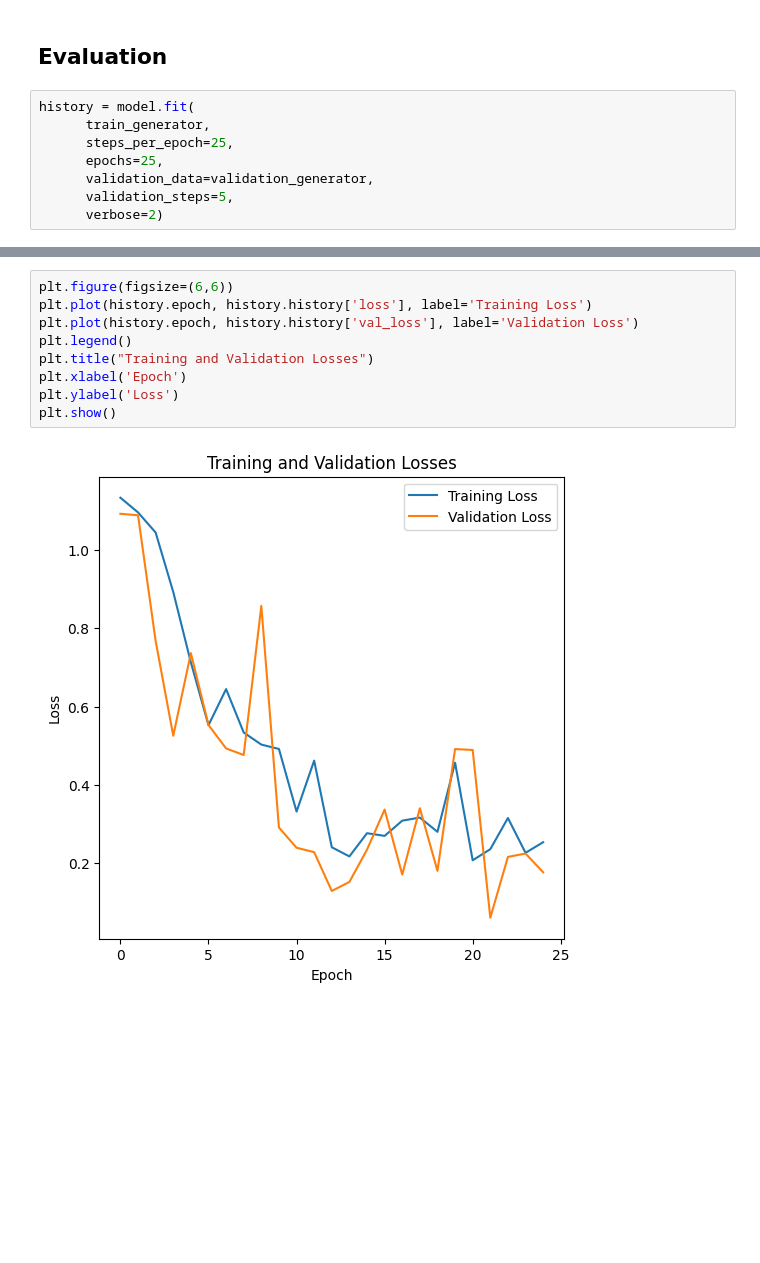
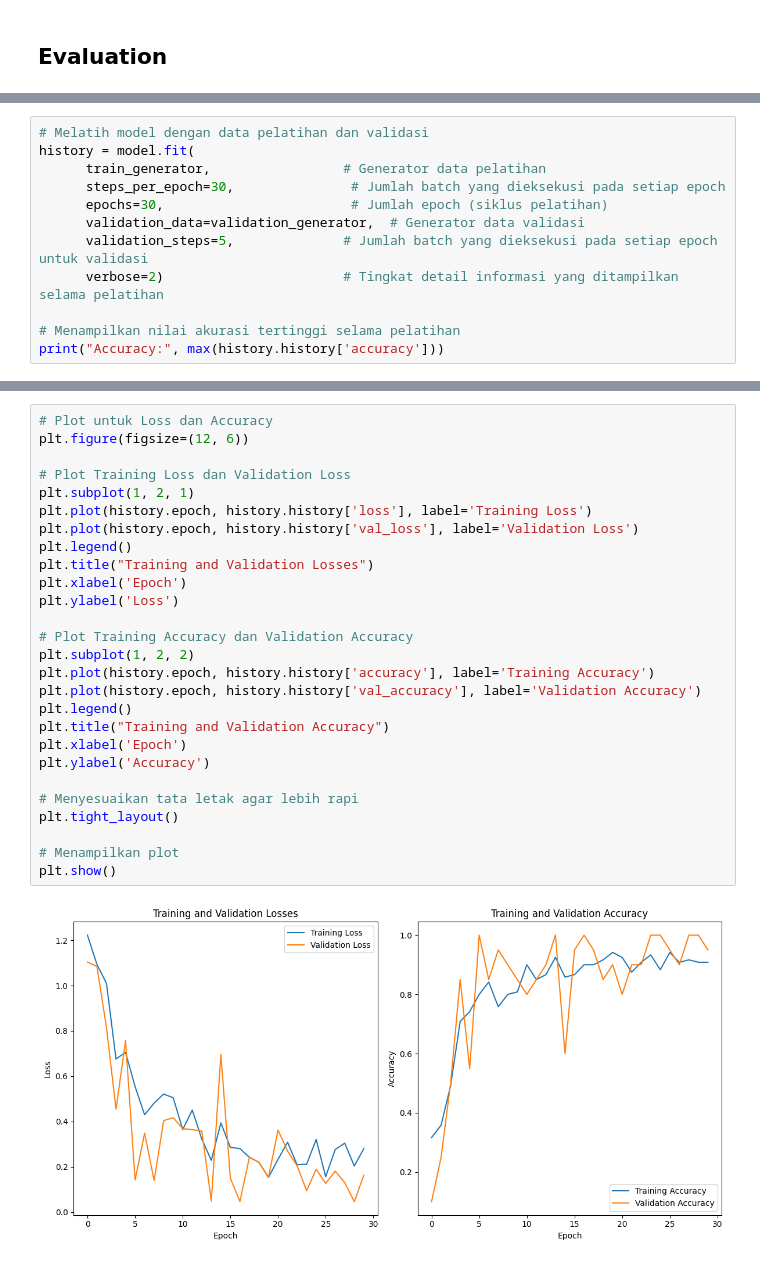
Before and after one commit to k4ilham/machine_learning_rockpaperscissors, a Jupyter notebook: klasifikasi_gambar_ilham_maulana.ipynb, the cells around one changed output, grey strips where cells are left out. Drawn from its saved outputs; the diff is of its cells as text; blank space fills up the shorter version.

```diff
--- a/klasifikasi_gambar_ilham_maulana.ipynb
+++ b/klasifikasi_gambar_ilham_maulana.ipynb
@@ -259,10 +275,2 @@ model.compile(loss='categorical_crossentropy',  # Multi-class -> categorical
 # %% [markdown]
 ## Evaluation
-# %%
-history = model.fit(
-      train_generator,
-      steps_per_epoch=25,
-      epochs=25,
-      validation_data=validation_generator,
-      validation_steps=5,
-      verbose=2)
@@ -290,0 +277,12 @@ Accuracy: 0.949999988079071
+# %%
+# Melatih model dengan data pelatihan dan validasi
+history = model.fit(
+      train_generator,                 # Generator data pelatihan
+      steps_per_epoch=30,               # Jumlah batch yang dieksekusi pada setiap epoch
+      epochs=30,                        # Jumlah epoch (siklus pelatihan)
+      validation_data=validation_generator,  # Generator data validasi
+      validation_steps=5,              # Jumlah batch yang dieksekusi pada setiap epoch untuk validasi
+      verbose=2)                       # Tingkat detail informasi yang ditampilkan selama pelatihan
+
+# Menampilkan nilai akurasi tertinggi selama pelatihan
+print("Accuracy:", max(history.history['accuracy']))
@@ -291,11 +307,29 @@ Accuracy: 0.949999988079071
 # %%
-plt.figure(figsize=(6,6))
+# Plot untuk Loss dan Accuracy
+plt.figure(figsize=(12, 6))
+
+# Plot Training Loss dan Validation Loss
+plt.subplot(1, 2, 1)
 plt.plot(history.epoch, history.history['loss'], label='Training Loss')
 plt.plot(history.epoch, history.history['val_loss'], label='Validation Loss')
 plt.legend()
 plt.title("Training and Validation Losses")
 plt.xlabel('Epoch')
 plt.ylabel('Loss')
+
+# Plot Training Accuracy dan Validation Accuracy
+plt.subplot(1, 2, 2)
+plt.plot(history.epoch, history.history['accuracy'], label='Training Accuracy')
+plt.plot(history.epoch, history.history['val_accuracy'], label='Validation Accuracy')
+plt.legend()
+plt.title("Training and Validation Accuracy")
+plt.xlabel('Epoch')
+plt.ylabel('Accuracy')
+
+# Menyesuaikan tata letak agar lebih rapi
+plt.tight_layout()
+
+# Menampilkan plot
 plt.show()
 # %% [output]
-[figure, old version]
+[figure, new version]
```
Also changed, not shown: parts of 27 cells of this notebook.
